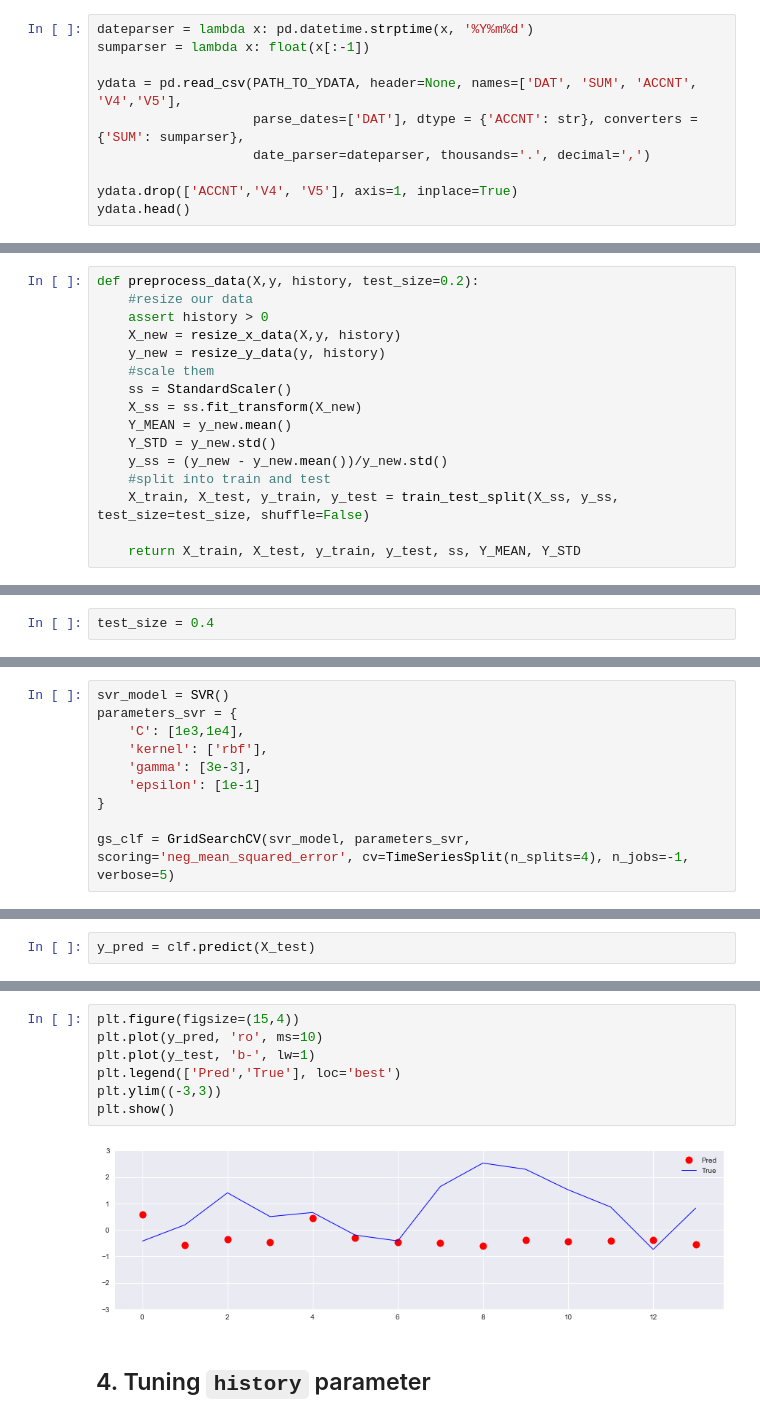
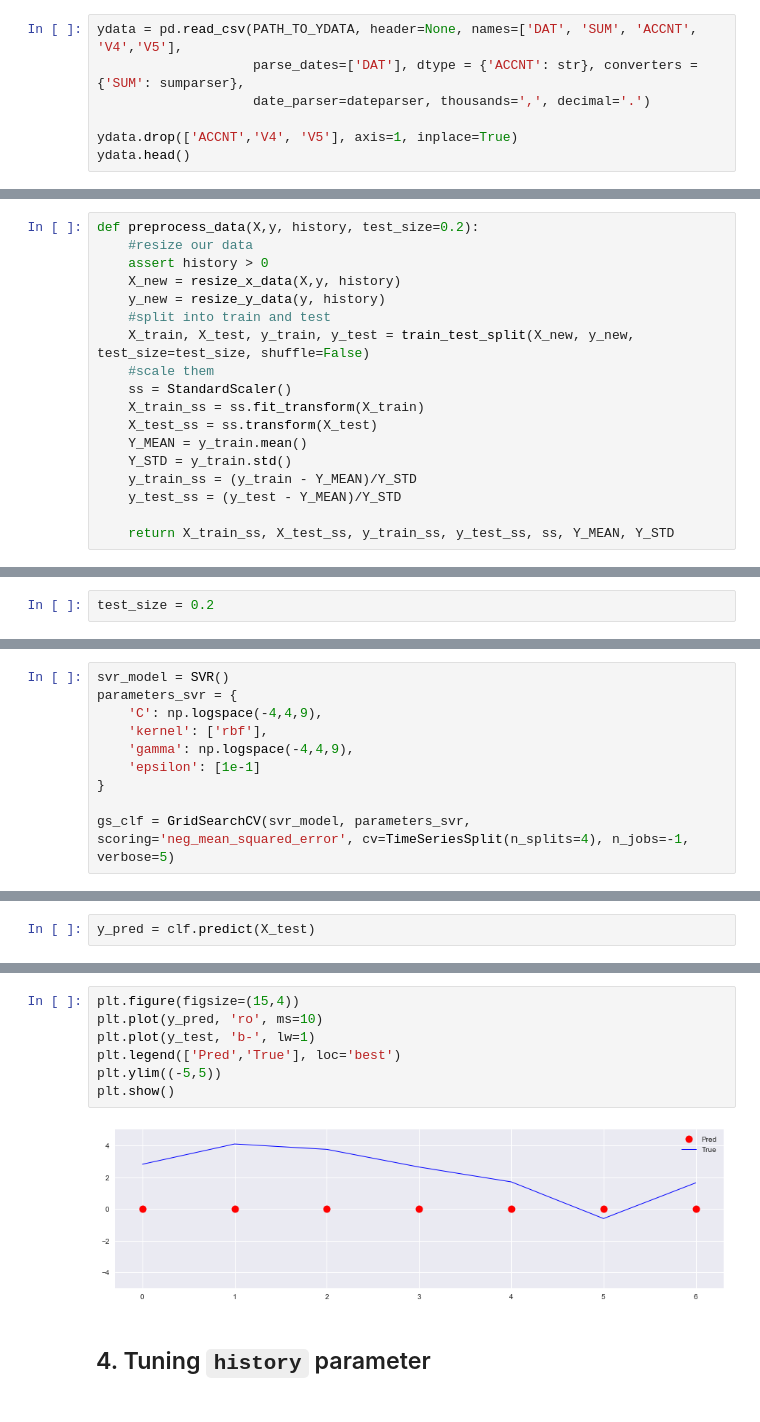
Before and after one commit to shmulev/cash_flow_forecasting, a Jupyter notebook: cash_flow_forecasting.ipynb, the cells around one changed output, grey strips where cells are left out. Saved outputs shown, nothing was run; the diff lists cells and outputs as text.

```diff
--- a/cash_flow_forecasting.ipynb
+++ b/cash_flow_forecasting.ipynb
@@ -36,10 +36,7 @@ xdata.head()
 # %%
-dateparser = lambda x: pd.datetime.strptime(x, '%Y%m%d')
-sumparser = lambda x: float(x[:-1])
-
 ydata = pd.read_csv(PATH_TO_YDATA, header=None, names=['DAT', 'SUM', 'ACCNT', 'V4','V5'],
                     parse_dates=['DAT'], dtype = {'ACCNT': str}, converters = {'SUM': sumparser},
-                    date_parser=dateparser, thousands='.', decimal=',')
+                    date_parser=dateparser, thousands=',', decimal='.')
 
 ydata.drop(['ACCNT','V4', 'V5'], axis=1, inplace=True)
 ydata.head()
@@ -266,20 +279,22 @@ def preprocess_data(X,y, history, test_size=0.2):
     assert history > 0
     X_new = resize_x_data(X,y, history)
     y_new = resize_y_data(y, history)
+    #split into train and test
+    X_train, X_test, y_train, y_test = train_test_split(X_new, y_new, test_size=test_size, shuffle=False)
     #scale them
     ss = StandardScaler()
-    X_ss = ss.fit_transform(X_new)
-    Y_MEAN = y_new.mean()
-    Y_STD = y_new.std()
-    y_ss = (y_new - y_new.mean())/y_new.std()
-    #split into train and test
-    X_train, X_test, y_train, y_test = train_test_split(X_ss, y_ss, test_size=test_size, shuffle=False)
+    X_train_ss = ss.fit_transform(X_train)
+    X_test_ss = ss.transform(X_test)
+    Y_MEAN = y_train.mean()
+    Y_STD = y_train.std()
+    y_train_ss = (y_train - Y_MEAN)/Y_STD
+    y_test_ss = (y_test - Y_MEAN)/Y_STD
 
-    return X_train, X_test, y_train, y_test, ss, Y_MEAN, Y_STD
+    return X_train_ss, X_test_ss, y_train_ss, y_test_ss, ss, Y_MEAN, Y_STD
 # %% [markdown]
 #### FIX test size:
 # %%
-test_size = 0.4
+test_size = 0.2
 # %%
 X_train, X_test, y_train, y_test, ss, Y_MEAN, Y_STD = preprocess_data(X, y, history=3, test_size=test_size)
 # %% [markdown]
@@ -296,9 +311,9 @@ gs_clf = GridSearchCV(rf_model,parameters_rf, scoring='neg_mean_squared_error',
 # %%
 svr_model = SVR()
 parameters_svr = {
-    'C': [1e3,1e4],
+    'C': np.logspace(-4,4,9),
     'kernel': ['rbf'],
-    'gamma': [3e-3],
+    'gamma': np.logspace(-4,4,9),
     'epsilon': [1e-1]
 }
 
@@ -346,12 +361,12 @@ plt.show()
 # %%
 plt.figure(figsize=(15,4))
 plt.plot(y_pred, 'ro', ms=10)
 plt.plot(y_test, 'b-', lw=1)
 plt.legend(['Pred','True'], loc='best')
-plt.ylim((-3,3))
+plt.ylim((-5,5))
 plt.show()
 # %% [output]
-[figure, old version]
+[figure, new version]
 # %% [markdown]
 ## 4. Tuning `history` parameter
 # %%
```
Also changed, not shown: parts of 16 cells of this notebook, 1 other file.
